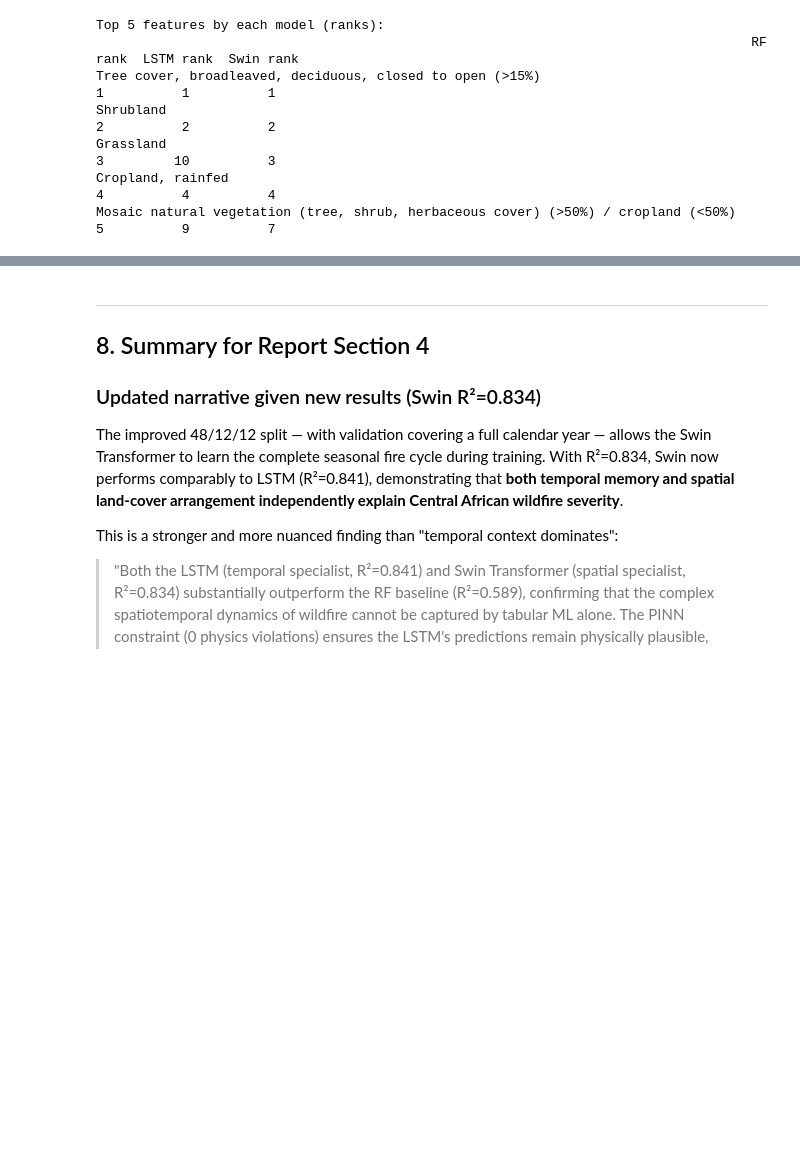
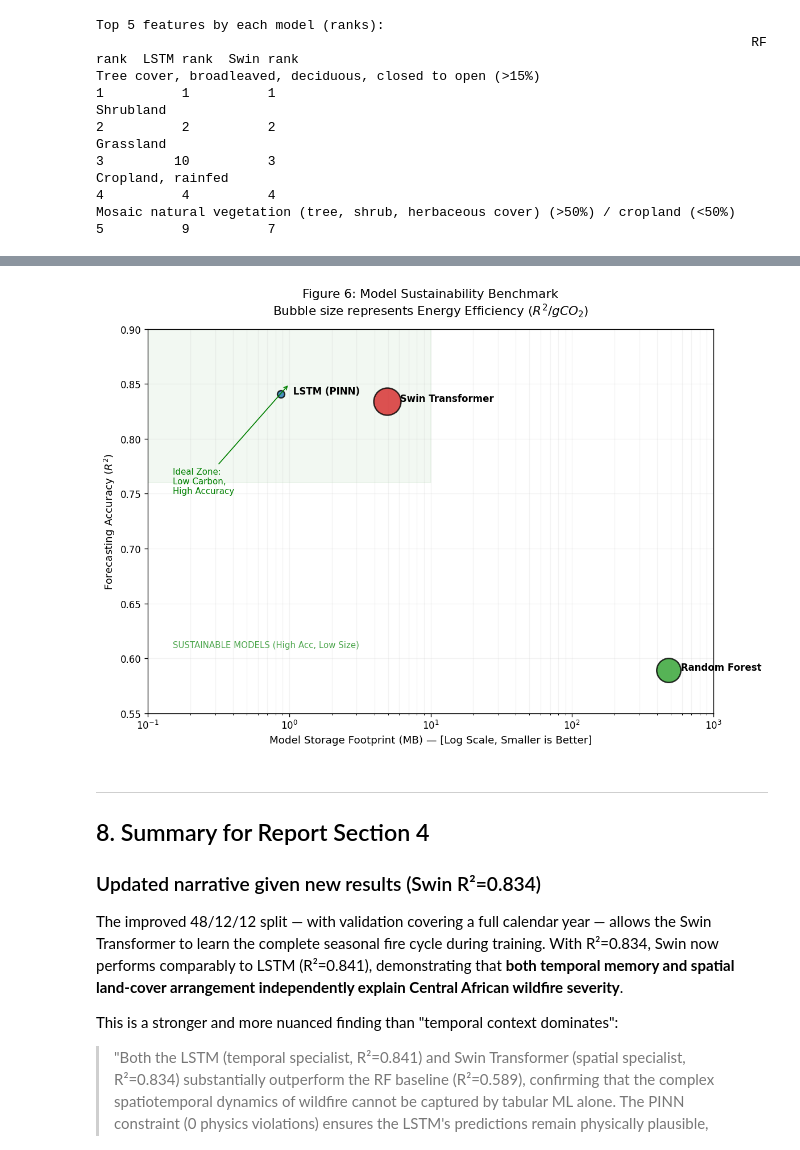
Before and after one commit to IshaqueAli25/Sustainable-Wildfire-Prediction-AI, a Jupyter notebook: 4_Evaluation_and_XAI.ipynb, the cells around one changed output, grey strips where cells are left out. Saved outputs shown, nothing was run; the diff lists cells and outputs as text; code cells hidden in the pictures; blank space fills up the shorter version.

```diff
--- a/4_Evaluation_and_XAI.ipynb
+++ b/4_Evaluation_and_XAI.ipynb
@@ -1749,3 +1749,54 @@ Key sustainability insight:
+# %%
+import matplotlib.pyplot as plt
+import pandas as pd
+import os
+
+# Your actual data from the snippet
+nb3_data = {
+    'Random Forest':    {'R2':0.5892, 'Size_MB':479.97, 'Energy_Eff': 4.3294},
+    'LSTM (PINN)':      {'R2':0.8409, 'Size_MB':0.87,   'Energy_Eff': 0.3920},
+    'Swin Transformer': {'R2':0.8341, 'Size_MB':4.94,   'Energy_Eff': 5.4987},
+}
+df_eff = pd.DataFrame(nb3_data).T
+
+fig, ax = plt.subplots(figsize=(10, 7))
+cols = {'Random Forest':'#2ca02c', 'LSTM (PINN)':'#1f77b4', 'Swin Transformer':'#d62728'}
+
+# 1. Background Shading to define the "Sustainability Frontier"
+ax.axvspan(0.1, 10, ymin=0.6, ymax=1.0, color='green', alpha=0.05, label='Efficiency Frontier')
+ax.text(0.15, 0.61, "SUSTAINABLE MODELS (High Acc, Low Size)", color='green', fontsize=9, alpha=0.7)
+
+# 2. Plot as a Bubble Chart (Bubble size = Energy Efficiency R2/gCO2)
+for name, row in df_eff.iterrows():
+    # Scale bubble size: Swin (5.4) will be the biggest, LSTM (0.39) the smallest
+    bubble_size = row['Energy_Eff'] * 150
+    ax.scatter(row['Size_MB'], row['R2'], color=cols[name], s=bubble_size,
+               edgecolors='black', linewidth=1.5, alpha=0.8, zorder=3, label=name)
+
+    # Label each dot with model name
+    ax.annotate(f" {name}", (row['Size_MB'], row['R2']), xytext=(10, 0),
+                textcoords='offset points', fontsize=10, fontweight='bold')
+
+# 3. Clean up the axes for readability
+ax.set_xscale('log')
+ax.set_xlabel('Model Storage Footprint (MB) — [Log Scale, Smaller is Better]', fontsize=11)
+ax.set_ylabel('Forecasting Accuracy ($R^2$)', fontsize=11)
+ax.set_title('Figure 6: Model Sustainability Benchmark\n'
+             'Bubble size represents Energy Efficiency ($R^2 / gCO_2$)', fontsize=13, pad=15)
+
+# Add helper grid
+ax.grid(True, which="both", ls="-", alpha=0.15)
+ax.set_xlim(0.1, 1000)
+ax.set_ylim(0.55, 0.9)
+
+# Summary annotation
+ax.annotate('Ideal Zone:\nLow Carbon,\nHigh Accuracy', xy=(1, 0.85), xytext=(0.15, 0.75),
+            arrowprops=dict(arrowstyle='->', color='green'), color='green', fontsize=9)
+
+plt.tight_layout()
+plt.show()
+# %% [output]
+[figure, added]
 # %% [markdown]
 ---
 ## 8. Summary for Report Section 4
```
Also changed, not shown: parts of 7 cells of this notebook, 2 other files.
